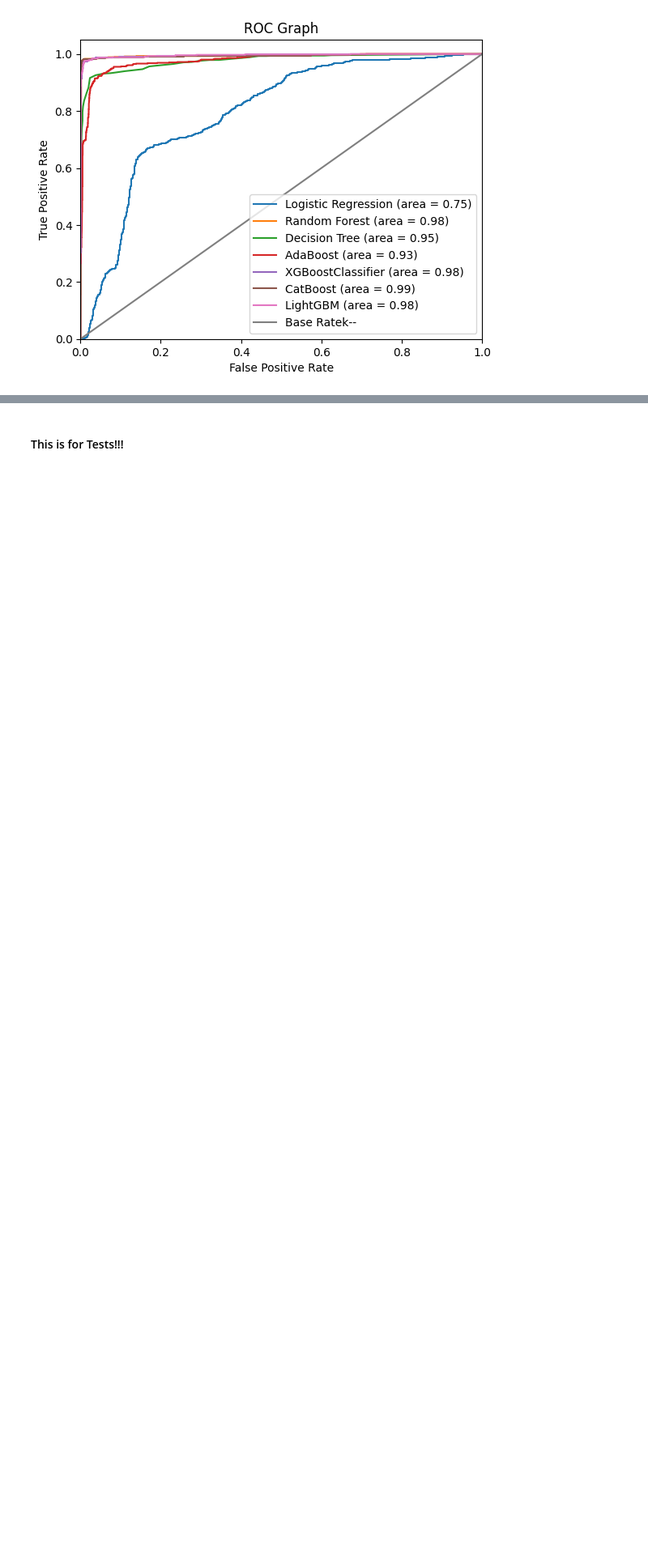
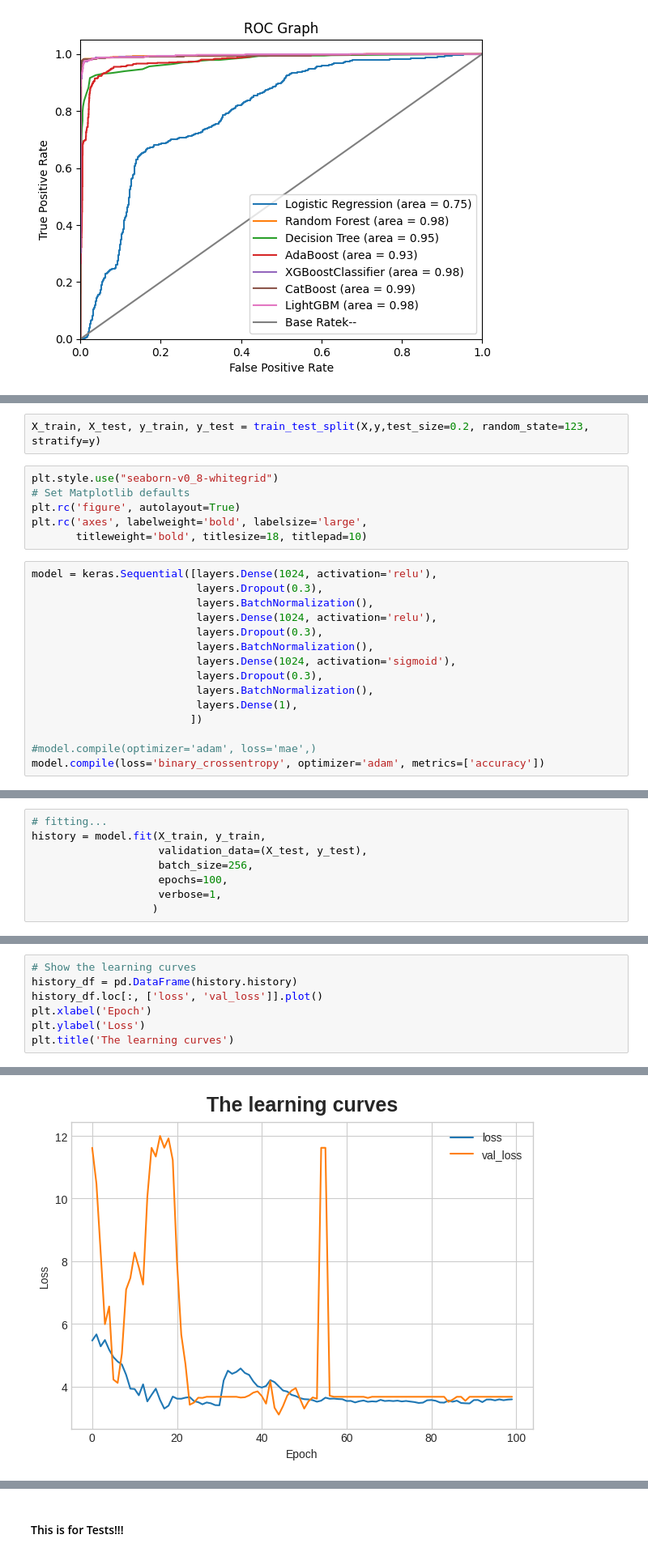
Before and after one commit to andvsilva/programming, a Jupyter notebook: notebooks/explore/modeling.ipynb, the cells around one changed output, grey strips where cells are left out. Shown at 81% size. Drawn from its saved outputs; the diff is of its cells as text; blank space fills up the shorter version.

Commit message:
working on DL keras

```diff
--- a/notebooks/explore/modeling.ipynb
+++ b/notebooks/explore/modeling.ipynb
@@ -675 +698,24 @@ dom 10 dez 2023 19:39:27 -03
 0
+# %%
+X_train, X_test, y_train, y_test = train_test_split(X,y,test_size=0.2, random_state=123, stratify=y)
+# %%
+plt.style.use("seaborn-v0_8-whitegrid")
+# Set Matplotlib defaults
+plt.rc('figure', autolayout=True)
+plt.rc('axes', labelweight='bold', labelsize='large',
+       titleweight='bold', titlesize=18, titlepad=10)
+# %%
+model = keras.Sequential([layers.Dense(1024, activation='relu'),
+                          layers.Dropout(0.3),
+                          layers.BatchNormalization(),
+                          layers.Dense(1024, activation='relu'),
+                          layers.Dropout(0.3),
+                          layers.BatchNormalization(),
+                          layers.Dense(1024, activation='sigmoid'),
+                          layers.Dropout(0.3),
+                          layers.BatchNormalization(),
+                          layers.Dense(1),
+                         ])
+
+#model.compile(optimizer='adam', loss='mae',)
+model.compile(loss='binary_crossentropy', optimizer='adam', metrics=['accuracy'])
@@ -675,0 +727,8 @@ dom 10 dez 2023 19:39:27 -03
+# %%
+# fitting...
+history = model.fit(X_train, y_train,
+                    validation_data=(X_test, y_test),
+                    batch_size=256,
+                    epochs=100,
+                    verbose=1,
+                   )
@@ -675,0 +753,8 @@ dom 10 dez 2023 19:39:27 -03
+# %%
+# Show the learning curves
+history_df = pd.DataFrame(history.history)
+history_df.loc[:, ['loss', 'val_loss']].plot()
+plt.xlabel('Epoch')
+plt.ylabel('Loss')
+plt.title('The learning curves')
+# %% [output]
@@ -675,0 +762 @@ dom 10 dez 2023 19:39:27 -03
+[figure, added]
```
Also changed, not shown: parts of 12 cells of this notebook, 8 other files.
